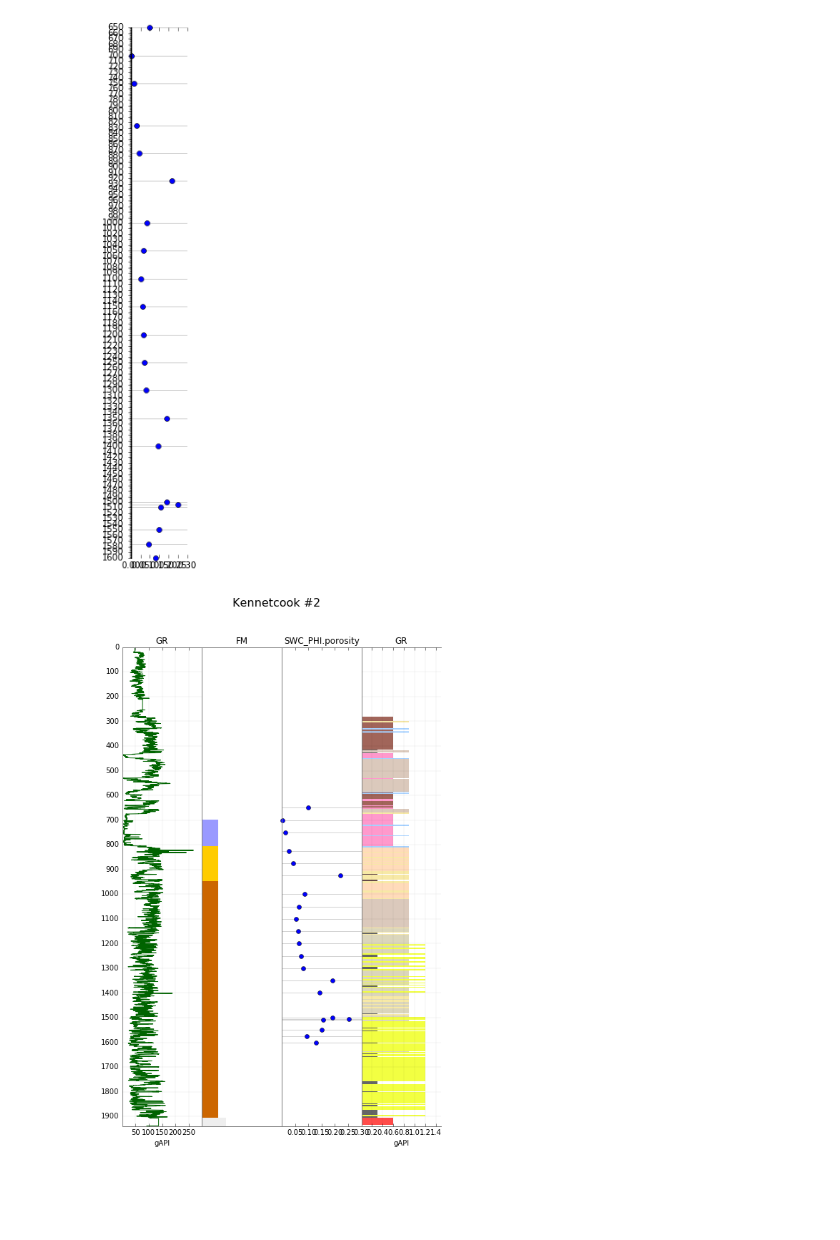
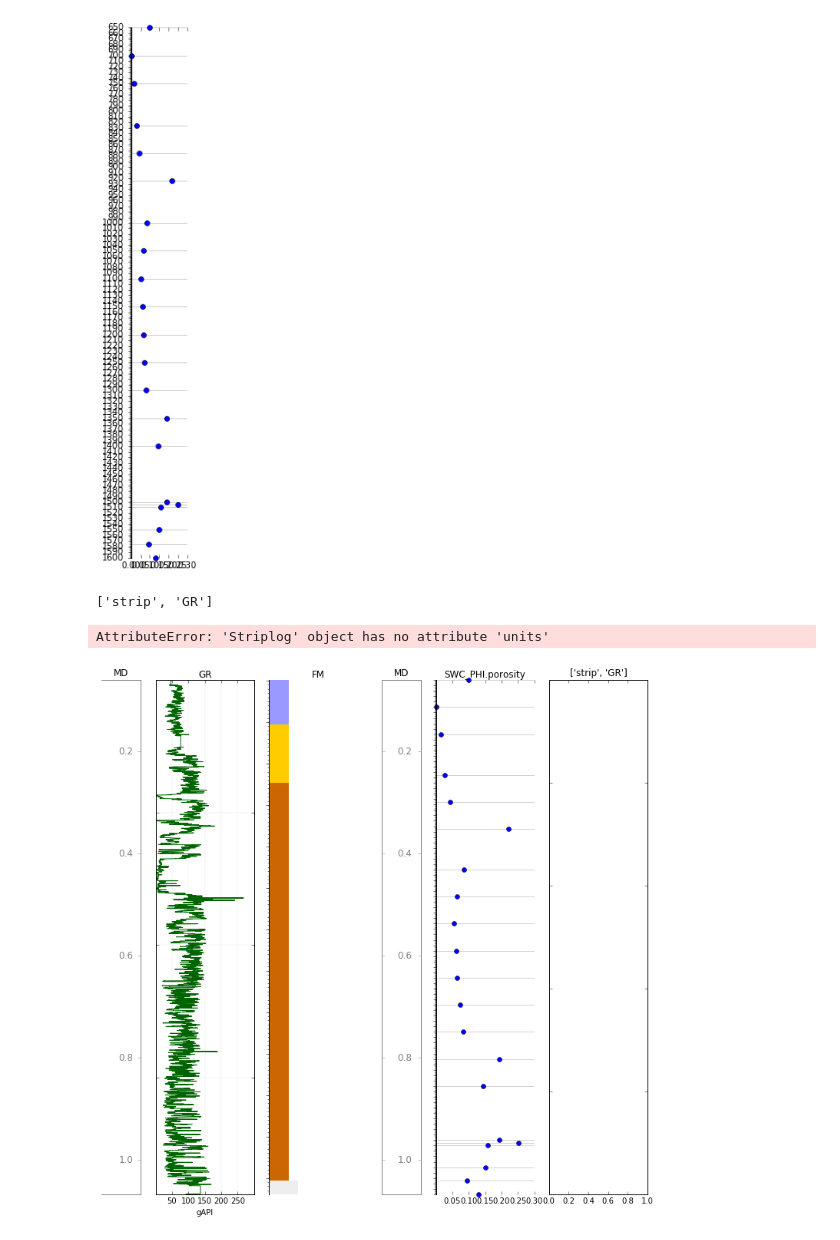
Before and after one commit to EvanBianco/recipes, a Jupyter notebook: Composite plot of logs striplogs and point data.ipynb, the cells around one changed output. Drawn from its saved outputs; the diff is of its cells as text; code cells hidden in the pictures; blank space fills up the shorter version.

Commit message:
updating recipe since new striplog version

```diff
--- a/Composite plot of logs striplogs and point data.ipynb
+++ b/Composite plot of logs striplogs and point data.ipynb
@@ -156,7 +156,9 @@ well.data['SWC_PHI'].plot(field='porosity', aspect=6)
 # %% [output]
 [figure]
 # %%
-tracks = ['GR','FM','SWC_PHI.porosity',['strip','GR']]
+tracks = ['MD','GR','FM','MD','SWC_PHI.porosity',['strip','GR'],'MD']
 well.plot(tracks=tracks, legend=complete_legend)
 # %% [output]
+['strip', 'GR']
+AttributeError: 'Striplog' object has no attribute 'units'
-[figure, old version]
+[figure, new version]
```
Also changed, not shown: 2 other files.
